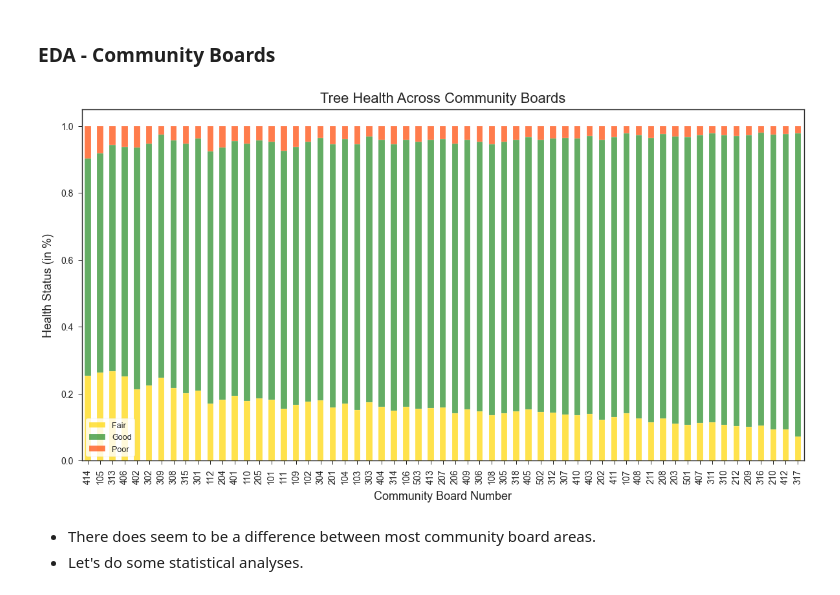
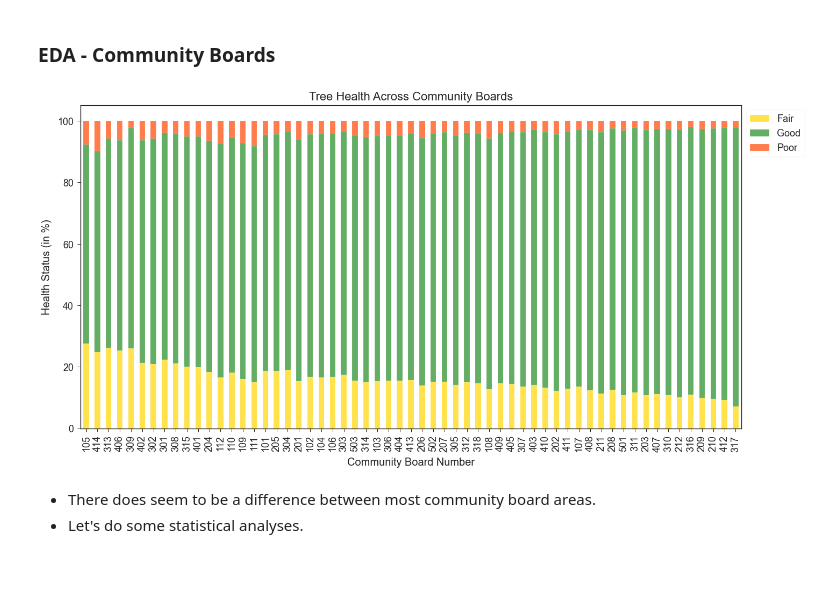
Before and after one commit to p-szymo/nyc_trees, a Jupyter notebook: nyc_trees_final_workbook.ipynb, the cells around one changed output. Drawn from its saved outputs; the diff is of its cells as text; code cells hidden in the pictures; blank space fills up the shorter version.

Commit message:
updating plots and organizing

```diff
--- a/nyc_trees_final_workbook.ipynb
+++ b/nyc_trees_final_workbook.ipynb
@@ -532,20 +555,27 @@ print(f'{round((abs_table[abs_table > 1.96].count().sum() / abs_table.count().su
 # %% [markdown]
 ### EDA - Community Boards
 # %%
-# sort by percentage of trees in good health
+# prepare data for stacked bar, sort by percentage of trees in good health
 community_boards = trees.groupby(['cb_num']).health.value_counts(normalize=True).unstack().sort_values('Good')
 
-# plot a stacked bar graph
-p2 = community_boards.plot(kind = 'bar', stacked = True, figsize=(20,10),
-#                    title = 'Tree Health Across Community Boards',
-                   color = ['gold', 'forestgreen', 'orangered'], alpha = .70, fontsize=14)
+# plot stacked bar graph
+p2 = community_boards.plot(kind='bar', stacked=True, figsize=(20,10),
+                   color=['gold', 'forestgreen', 'orangered'], alpha=0.7)
+
+# prettify the graph
 p2.set_title('Tree Health Across Community Boards', fontsize=22, pad=10)
-p2.set_xlabel('Community Board Number', fontsize=18, labelpad=10)
-p2.set_ylabel('Health Status (in %)', fontsize=18, labelpad=10)
-p2.legend(['Fair','Good', 'Poor'])
+p2.set_xlabel('Community Board Number', fontsize=20, labelpad=10)
+p2.set_xticklabels(p2.get_xticklabels(), fontsize=18)
+p2.set_ylabel('Health Status (in %)', fontsize=20, labelpad=10)
+p2.set_yticklabels([0, 20, 40, 60, 80, 100], fontsize=18)
+p2.legend(['Fair','Good', 'Poor'], bbox_to_anchor=(1,1), fontsize=18)
+
+# prepare to save and display
+plt.tight_layout()
+plt.savefig('charts/health_cb_barstack.png', bbox_inches='tight', transparent=True)
 plt.show()
 # %% [output]
-[figure, old version]
+[figure, new version]
 # %% [markdown]
 * There does seem to be a difference between most community board areas.
 * Let's do some statistical analyses.
```
Also changed, not shown: parts of 36 cells of this notebook, 12 other files.
